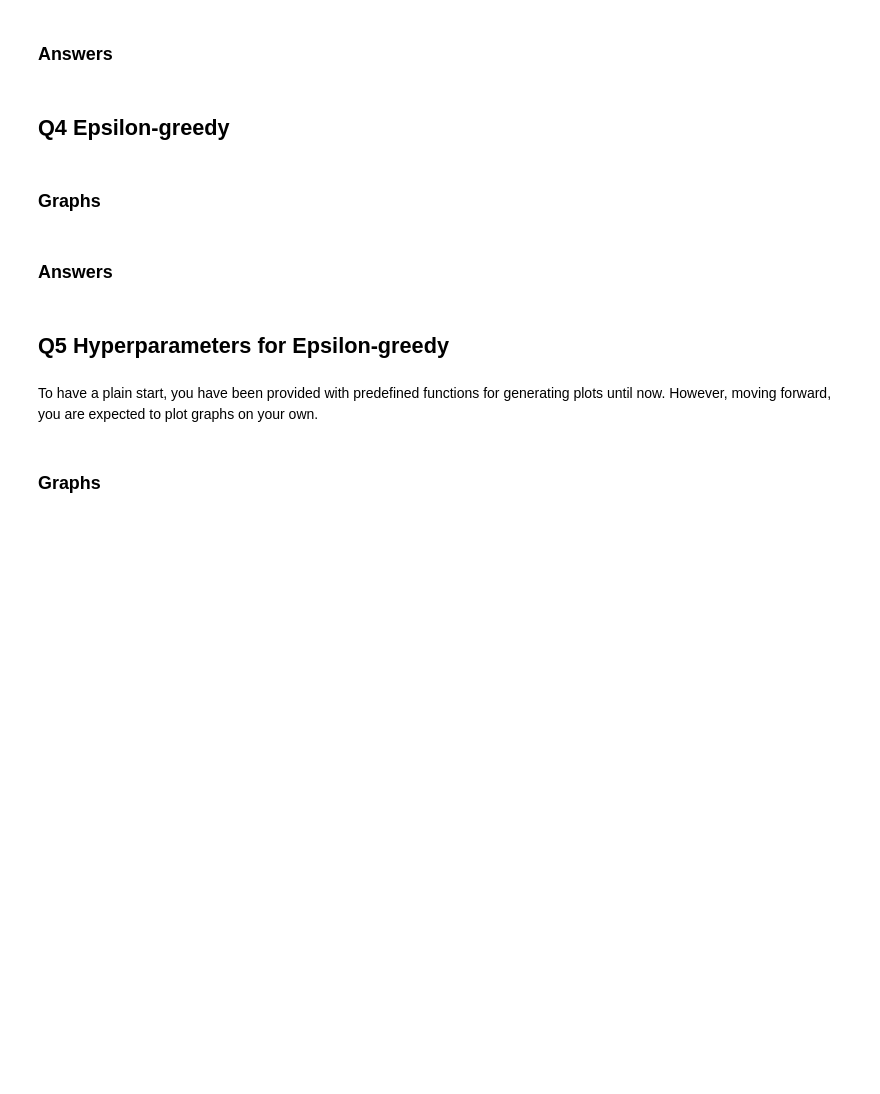
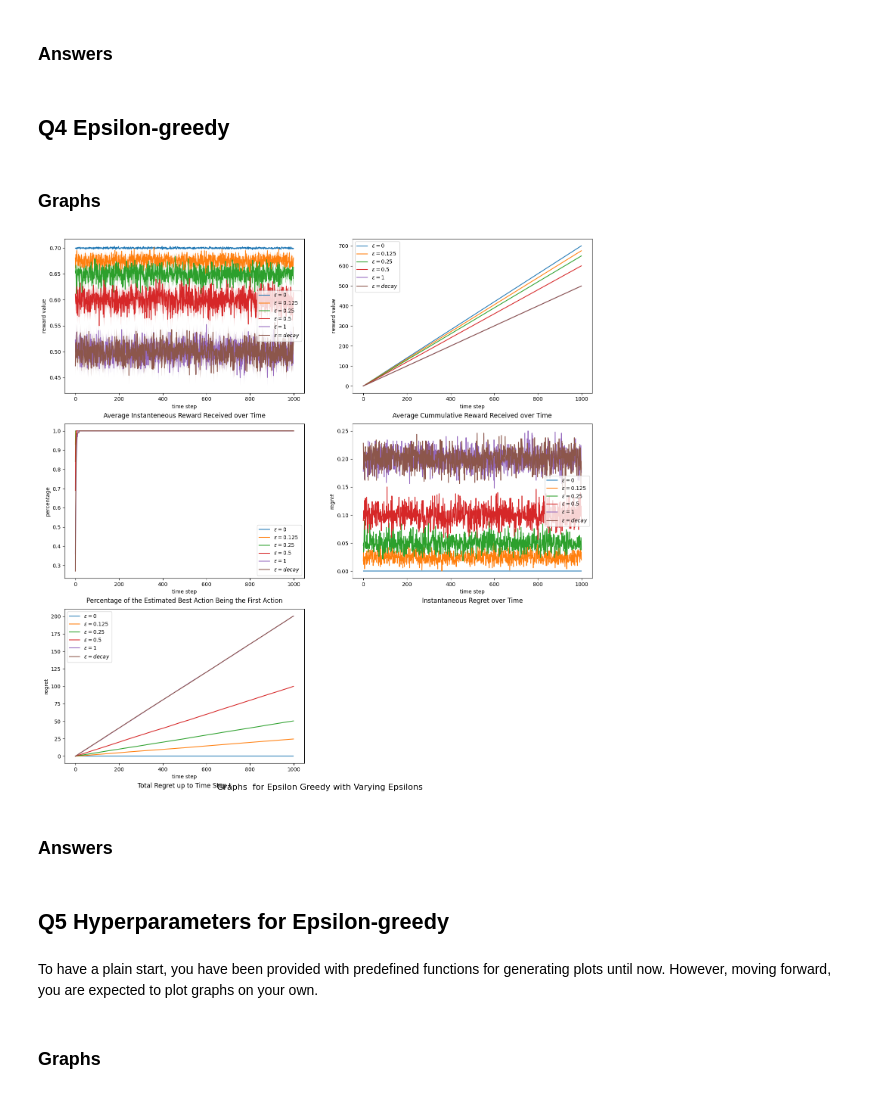
Before and after one commit to mn297/comp579_w25, a Jupyter notebook: A1_W25.ipynb, the cells around one changed output. Saved outputs shown, nothing was run; the diff lists cells and outputs as text; code cells hidden in the pictures; blank space fills up the shorter version.

```diff
--- a/A1_W25.ipynb
+++ b/A1_W25.ipynb
@@ -461,8 +477,8 @@ def epsilon_greedy(bandit, epsilon, alpha = None, num_time_step = 1000, epsilon_
 ### Graphs
 # %%
 #TODO:
-epsilons = []
-decaying_epsilon_params = {'epsilon_0': , 'lambda_': }  # Decaying epsilon parameters
+epsilons = [0, 1/8, 1/4, 1/2, 1]
+decaying_epsilon_params = {'epsilon_0': 1, 'lambda_': 1}  # Decaying epsilon parameters
 
 fig, axs = plt.subplots(nrows=3, ncols=2, figsize=(18, 18))
 
@@ -542,33 +558,35 @@ for epsilon in epsilons + ["decay"]:
   axs[1,0].set_xlabel("time step")
   axs[1,0].set_ylabel("percentage")
   axs[1,0].set_title("Percentage of the Estimated Best Action Being the First Action", y=-0.18)
 
   #plot the mean instantaneous regret over time
 
   l_over_t_runs_avgs = np.mean(l_over_t_runs, axis=0)
   axs[1,1].plot(l_over_t_runs_avgs, label = r"$\epsilon = %s$" %epsilon)
 
   axs[1,1].legend()
   axs[1,1].set_xlabel("time step")
   axs[1,1].set_ylabel("regret")
   axs[1,1].set_title("Instantaneous Regret over Time", y=-0.18)
 
   #plot the total regret over time
 
   total_l_over_t_runs_avgs = np.mean(total_l_over_t_runs, axis=0)
   axs[2,0].plot(total_l_over_t_runs_avgs, label = r"$\epsilon = %s$" %epsilon)
 
   axs[2,0].legend()
   axs[2,0].set_xlabel("time step")
   axs[2,0].set_ylabel("regret")
   axs[2,0].set_title("Total Regret up to Time Step t", y=-0.18)
 
 axs[-1, -1].axis('off')
 
 title = r'Graphs  for Epsilon Greedy with Varying Epsilons'
 fig.suptitle(title, fontsize=16, y=0.08)
 
 plt.show()
+# %% [output]
+[figure, added]
 # %% [markdown]
 ### Answers
 # %% [markdown]
```
Also changed, not shown: parts of 6 cells of this notebook.
